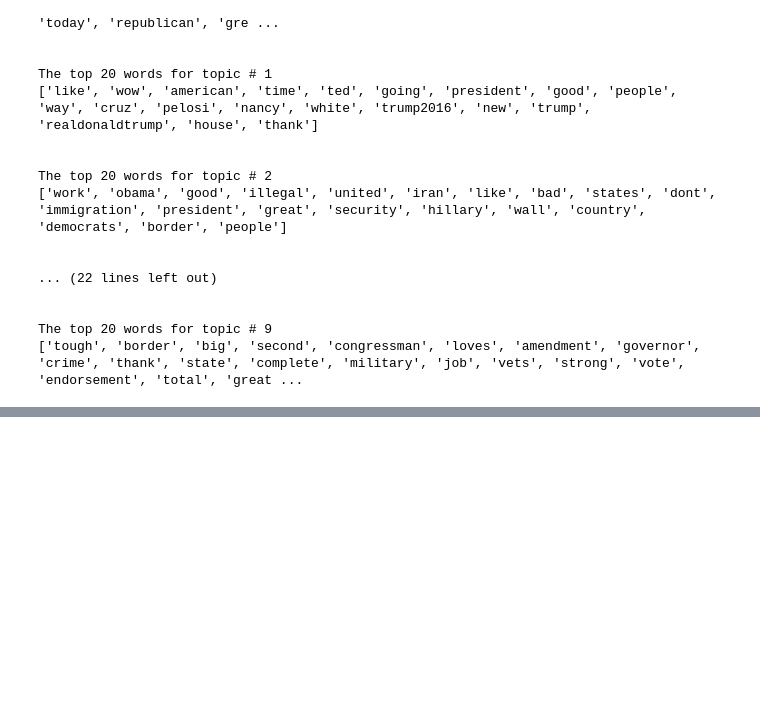
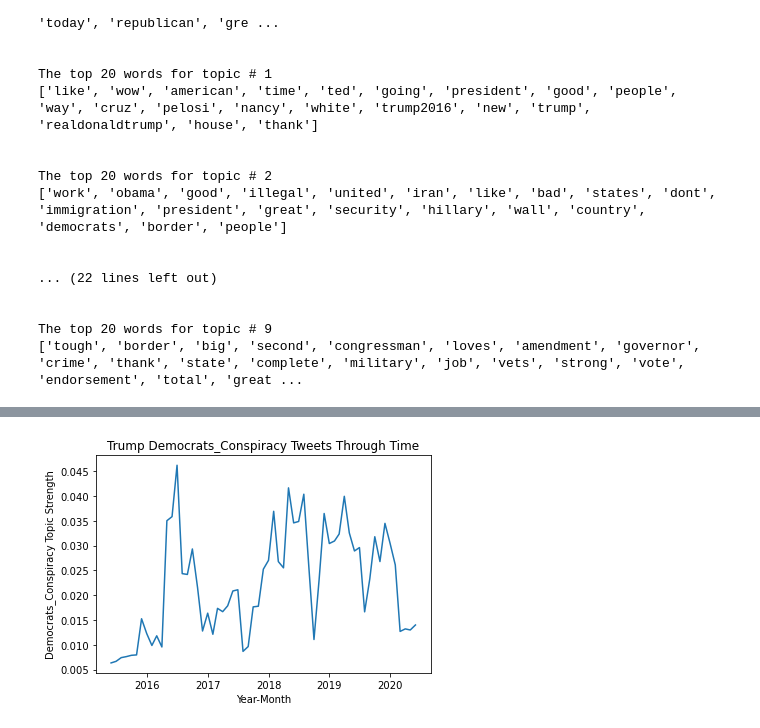
Before and after one commit to mattsegall/metis-project-4, a Jupyter notebook: Data Acquisition and Cleaning.ipynb, the cells around one changed output, grey strips where cells are left out. Cells and saved outputs as stored; diff of their text form; code cells hidden in the pictures; blank space fills up the shorter version.

```diff
--- a/Data Acquisition and Cleaning.ipynb
+++ b/Data Acquisition and Cleaning.ipynb
@@ -277,0 +617,8 @@ The top 20 words for topic # 9
+# %%
+plt.plot(comp_df['DATE'], comp_df['Democrats_Conspiracy'])
+plt.title('Trump Democrats_Conspiracy Tweets Through Time')
+plt.xlabel('Year-Month')
+plt.ylabel('Democrats_Conspiracy Topic Strength')
+plt.show()
+# %% [output]
+[figure, added]
```
Also changed, not shown: parts of 39 cells of this notebook, 6 other files.
